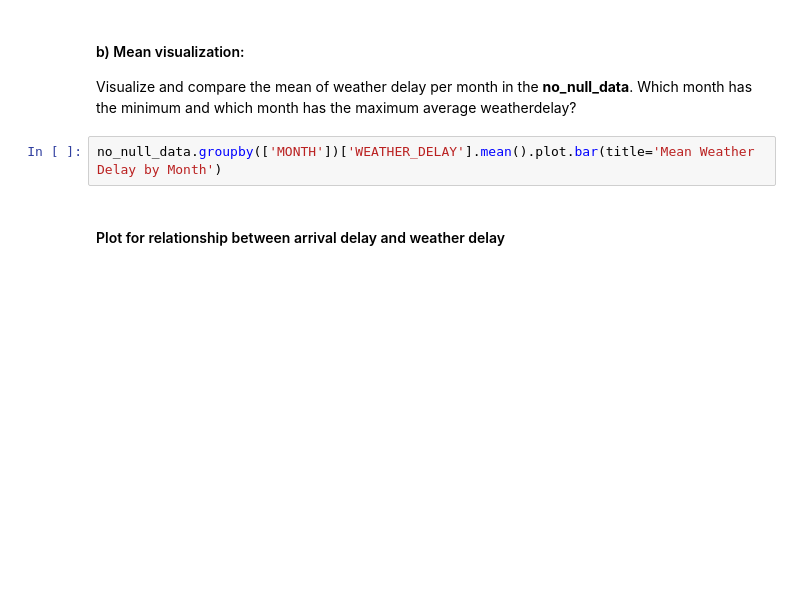
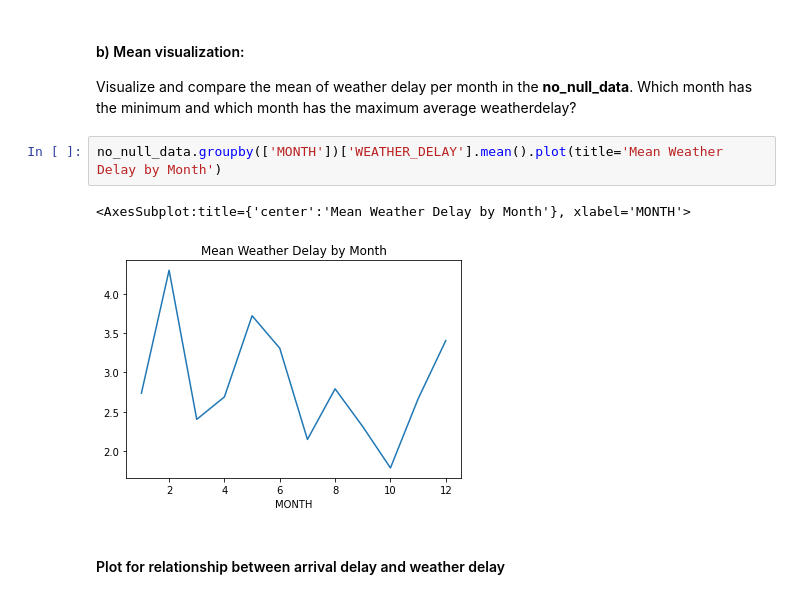
Before and after one commit to DanXCVII/IDS-Assignments, a Jupyter notebook: Assignment 1/assignment_part1.ipynb, the cells around one changed output. Cells and saved outputs as stored; diff of their text form; blank space fills up the shorter version.

```diff
--- a/Assignment 1/assignment_part1.ipynb
+++ b/Assignment 1/assignment_part1.ipynb
@@ -177,7 +224,10 @@ no_null_data.groupby(['MONTH'])['ARRIVAL_DELAY'].mean().plot.bar(title='Mean Arr
 #### b) Mean visualization:
 Visualize and compare the mean of weather delay per month in the <b>no_null_data</b>. Which month has the minimum and which month has the maximum average weatherdelay?
 # %%
-no_null_data.groupby(['MONTH'])['WEATHER_DELAY'].mean().plot.bar(title='Mean Weather Delay by Month')
+no_null_data.groupby(['MONTH'])['WEATHER_DELAY'].mean().plot(title='Mean Weather Delay by Month')
+# %% [output]
+<AxesSubplot:title={'center':'Mean Weather Delay by Month'}, xlabel='MONTH'>
+[figure, added]
 # %% [markdown]
 #### Plot for relationship between arrival delay and weather delay
 # %%
```
Also changed, not shown: parts of 43 cells of this notebook, 2 other files.
